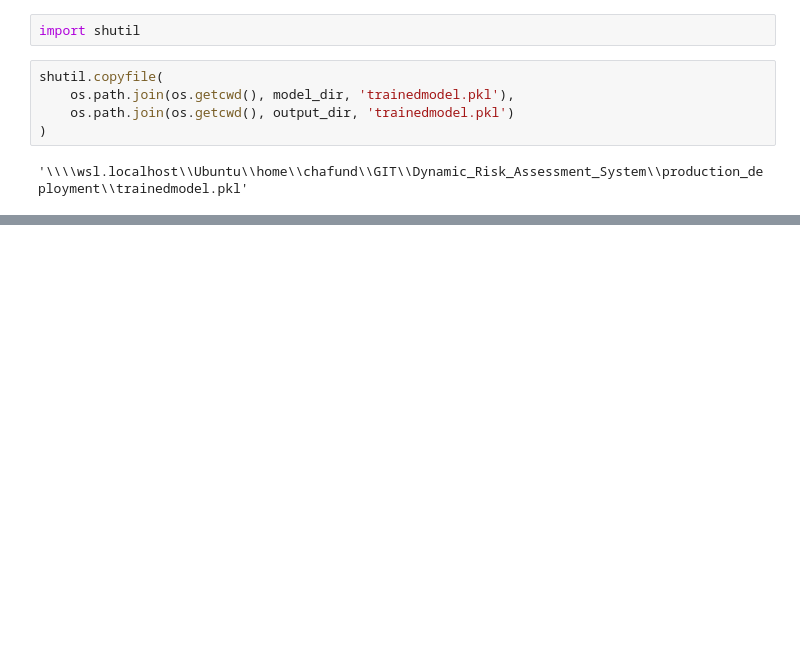
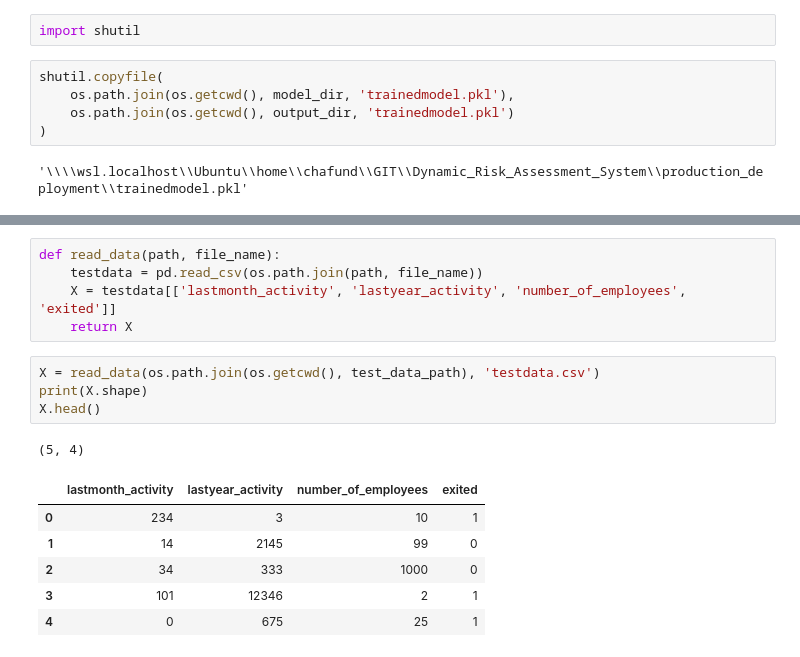
Before and after one commit to GusContini/Dynamic_Risk_Assessment_System, a Jupyter notebook: drafts.ipynb, the cells around one changed output, grey strips where cells are left out. Cells and saved outputs as stored; diff of their text form; blank space fills up the shorter version.

```diff
--- a/drafts.ipynb
+++ b/drafts.ipynb
@@ -259,0 +276,17 @@ shutil.copyfile(
+# %%
+def read_data(path, file_name):
+    testdata = pd.read_csv(os.path.join(path, file_name))
+    X = testdata[['lastmonth_activity', 'lastyear_activity', 'number_of_employees', 'exited']]
+    return X
+# %%
+X = read_data(os.path.join(os.getcwd(), test_data_path), 'testdata.csv')
+print(X.shape)
+X.head()
+# %% [output]
+(5, 4)
+|  | lastmonth_activity | lastyear_activity | number_of_employees | exited |
+| 0 | 234 | 3 | 10 | 1 |
+| 1 | 14 | 2145 | 99 | 0 |
+| 2 | 34 | 333 | 1000 | 0 |
+| 3 | 101 | 12346 | 2 | 1 |
+| 4 | 0 | 675 | 25 | 1 |
```
Also changed, not shown: parts of 38 cells of this notebook, 19 other files.
